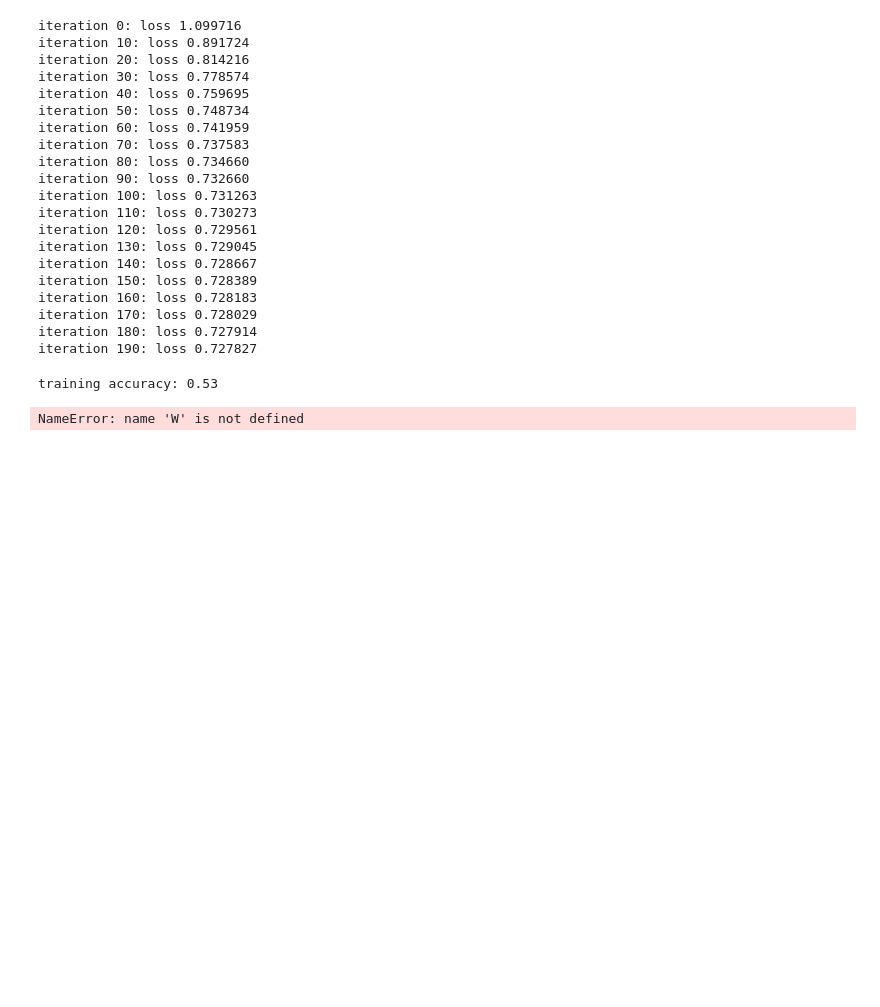
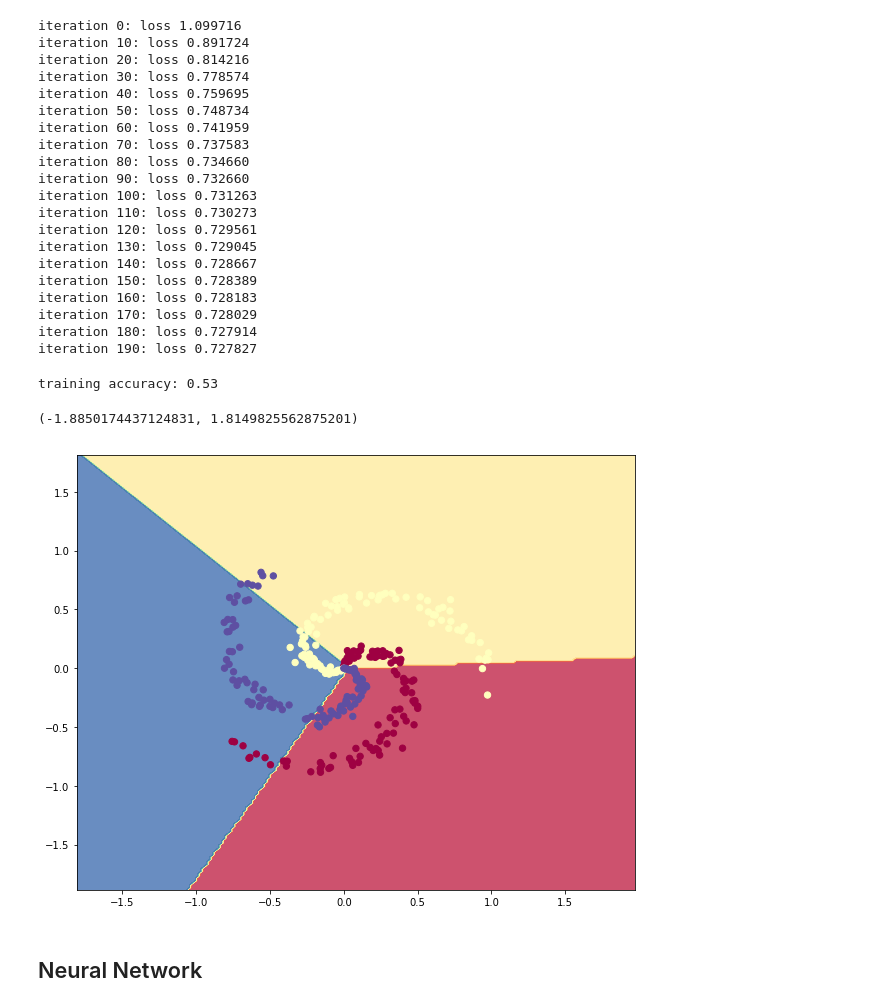
Before and after one commit to ilyarudyak/cs231n-convolutional-nn, a Jupyter notebook: cs231-psets/pset1/case-study/case-study-softmax-NN.ipynb, the cells around one changed output. Drawn from its saved outputs; the diff is of its cells as text; code cells hidden in the pictures; blank space fills up the shorter version.

```diff
--- a/cs231-psets/pset1/case-study/case-study-softmax-NN.ipynb
+++ b/cs231-psets/pset1/case-study/case-study-softmax-NN.ipynb
@@ -65,18 +65,21 @@ training accuracy: 0.53
 # %%
 # plot the resulting classifier
 h = 0.02
 x_min, x_max = X[:, 0].min() - 1, X[:, 0].max() + 1
 y_min, y_max = X[:, 1].min() - 1, X[:, 1].max() + 1
 xx, yy = np.meshgrid(np.arange(x_min, x_max, h),
                      np.arange(y_min, y_max, h))
-Z = np.dot(np.c_[xx.ravel(), yy.ravel()], W) + b
+Z = np.dot(np.c_[xx.ravel(), yy.ravel()], softmax.W) + softmax.b
 Z = np.argmax(Z, axis=1)
 Z = Z.reshape(xx.shape)
 fig = plt.figure()
 plt.contourf(xx, yy, Z, cmap=plt.cm.Spectral, alpha=0.8)
 plt.scatter(X[:, 0], X[:, 1], c=y, s=40, cmap=plt.cm.Spectral)
 plt.xlim(xx.min(), xx.max())
 plt.ylim(yy.min(), yy.max())
 #fig.savefig('spiral_linear.png')
 # %% [output]
-NameError: name 'W' is not defined
+(-1.8850174437124831, 1.8149825562875201)
+[figure, added]
+# %% [markdown]
+## Neural Network
```
Also changed, not shown: 26 other files.
